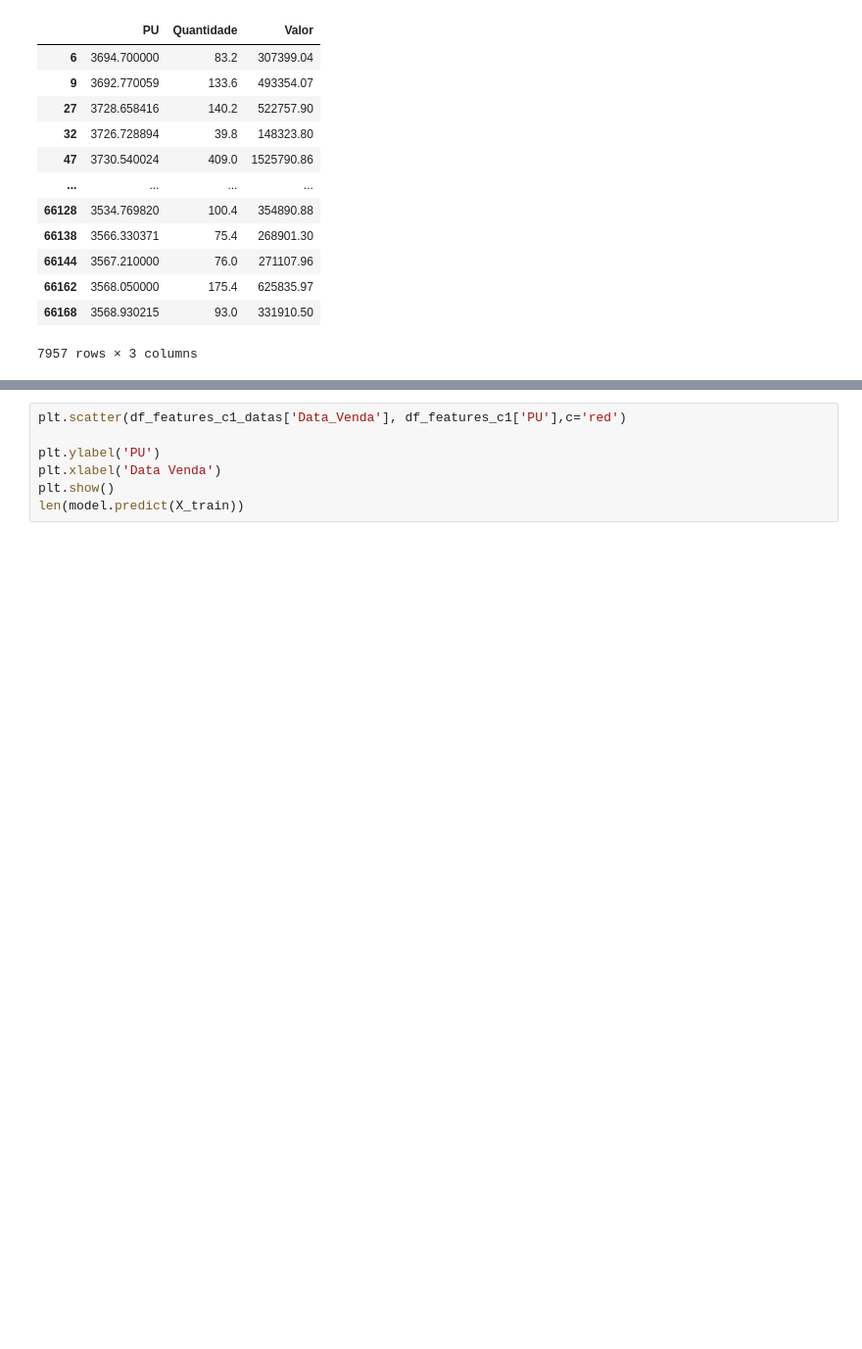
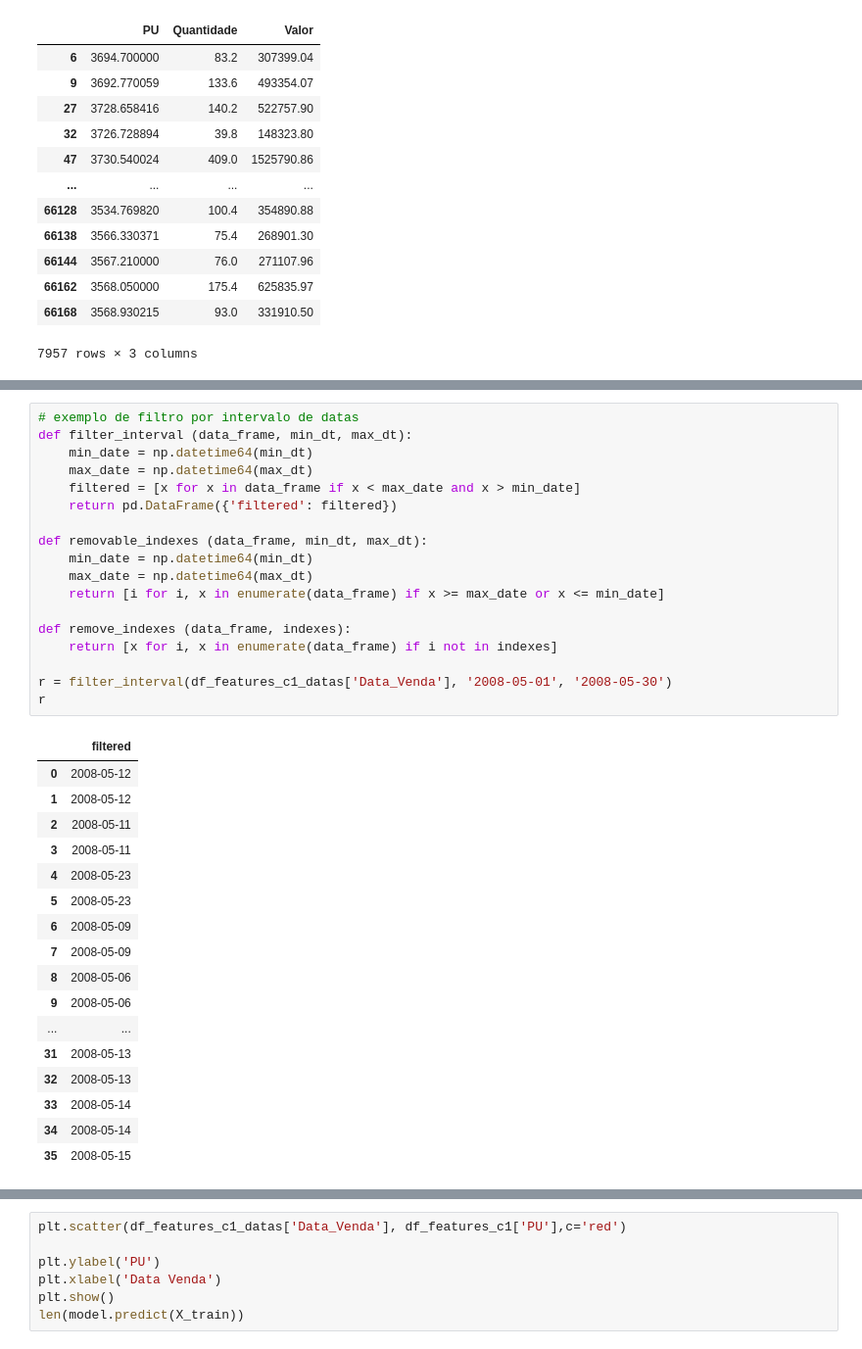
Before and after one commit to mateuspalacio/grupo_four_jupyter, a Jupyter notebook: Grupo 4.ipynb, the cells around one changed output, grey strips where cells are left out. Shown at 98% size. Cells and saved outputs as stored; diff of their text form; blank space fills up the shorter version.

```diff
--- a/Grupo 4.ipynb
+++ b/Grupo 4.ipynb
@@ -354,0 +376,36 @@ df_features_c1
+# %%
+# exemplo de filtro por intervalo de datas
+def filter_interval (data_frame, min_dt, max_dt):
+    min_date = np.datetime64(min_dt)
+    max_date = np.datetime64(max_dt)
+    filtered = [x for x in data_frame if x < max_date and x > min_date]
+    return pd.DataFrame({'filtered': filtered})
+
+def removable_indexes (data_frame, min_dt, max_dt):
+    min_date = np.datetime64(min_dt)
+    max_date = np.datetime64(max_dt)
+    return [i for i, x in enumerate(data_frame) if x >= max_date or x <= min_date]
+
+def remove_indexes (data_frame, indexes):
+    return [x for i, x in enumerate(data_frame) if i not in indexes]
+
+r = filter_interval(df_features_c1_datas['Data_Venda'], '2008-05-01', '2008-05-30')
+r
+# %% [output]
+|  | filtered |
+| 0 | 2008-05-12 |
+| 1 | 2008-05-12 |
+| 2 | 2008-05-11 |
+| 3 | 2008-05-11 |
+| 4 | 2008-05-23 |
+| 5 | 2008-05-23 |
+| 6 | 2008-05-09 |
+| 7 | 2008-05-09 |
+| 8 | 2008-05-06 |
+| 9 | 2008-05-06 |
+| ... | ... |
+| 31 | 2008-05-13 |
+| 32 | 2008-05-13 |
+| 33 | 2008-05-14 |
+| 34 | 2008-05-14 |
+| 35 | 2008-05-15 |
```
Also changed, not shown: parts of 12 cells of this notebook.
